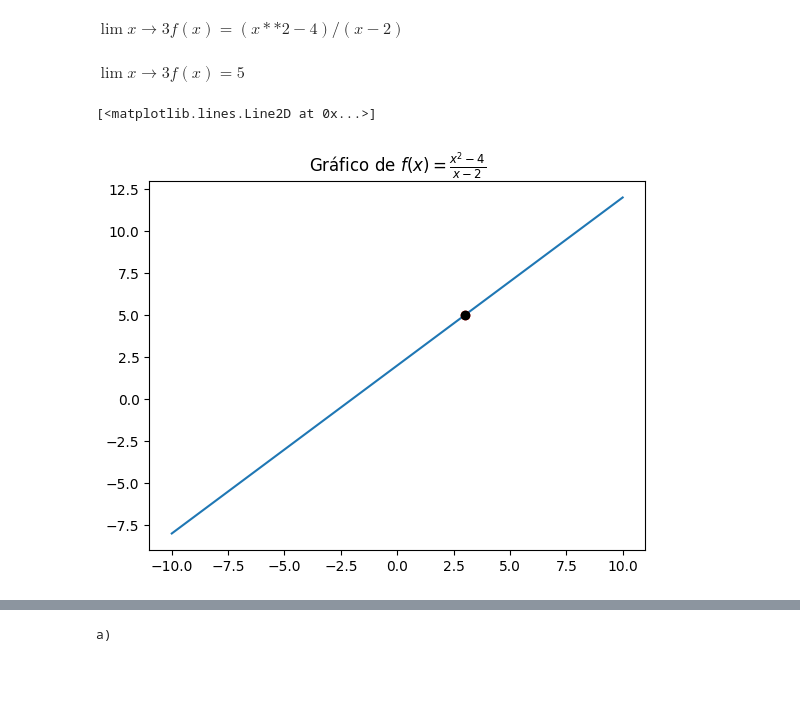
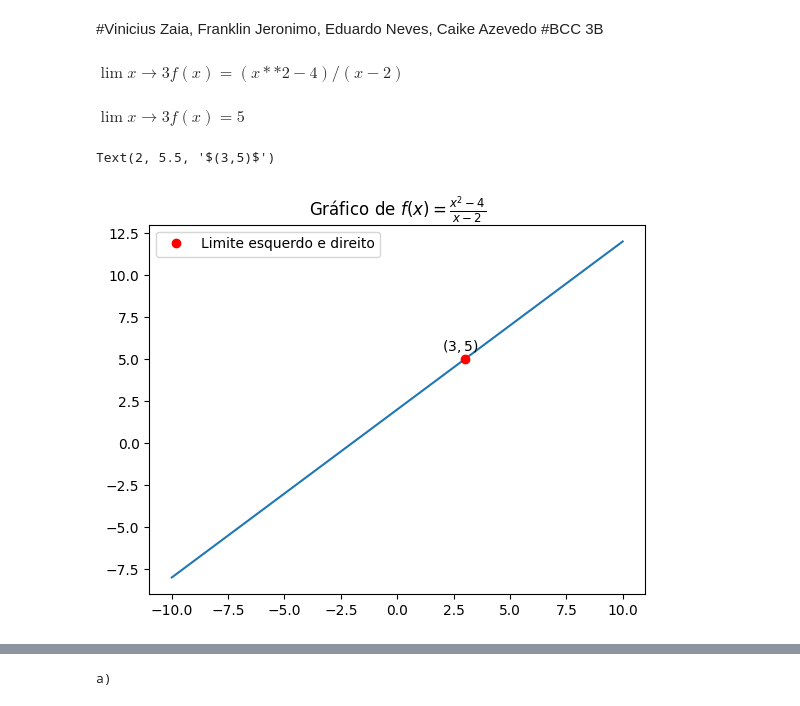
Before and after one commit to zaia-majestoso/Target, a Jupyter notebook: TPG1.ipynb, the cells around one changed output, grey strips where cells are left out. Drawn from its saved outputs; the diff is of its cells as text; code cells hidden in the pictures; blank space fills up the shorter version.

```diff
--- a/TPG1.ipynb
+++ b/TPG1.ipynb
@@ -1,5 +1,8 @@
 # %% [markdown]
 <a href="https://colab.research.google.com/github/zaia-majestoso/trab/blob/main/TPG1.ipynb" target="_parent"><img src="https://colab.research.google.com/assets/colab-badge.svg" alt="Open In Colab"/></a>
+# %% [markdown]
+#Vinicius Zaia, Franklin Jeronimo, Eduardo Neves, Caike Azevedo
+#BCC 3B
 # %%
 import numpy as np
 import sympy as sp
@@ -12,21 +13,26 @@ from fractions import Fraction
 # %%
 #Ex 1
-
+#set symbols and equations
 x1 =sp.Symbol("x")
 y2 = (x1**2 - 4)/(x1 - 2)
 x = np.linspace(-10,10,10)
 y = (x**2 - 4)/(x - 2)
+lim_3 = sp.limit(y2,x1,3)
+lim_0 = sp.limit(y2,x1,0)
+
+#passo a passo
 display(Math(r"\lim{x \to 3} f(x) = " + f"{y2}"))
 display(Math(r"\lim{x \to 3} f(x) = " + f"{y2.subs(x1,3)}"))
+
+#plot
 plt.plot(x,y)
-plt.plot(3,5,"o",color="red",label = "ponto")
+plt.plot(3,5,"o",color="red",label = "Limite esquerdo e direito")
 plt.title(r'$\mathrm{Gráfico\ de}\ f(x) = \frac{x^2 - 4}{x - 2}$')
-lim_3 = sp.limit(y2,x1,3)
-lim_0 = sp.limit(y2,x1,0)
-plt.plot(3,lim_3,"o", color = "black", label = "limite")
+plt.legend()
+plt.text(2,5.5,"$(3,5)$")
 # %% [output]
 $\displaystyle \lim{x \to 3} f(x) = (x**2 - 4)/(x - 2)$
 $\displaystyle \lim{x \to 3} f(x) = 5$
-[<matplotlib.lines.Line2D at 0x...>]
+Text(2, 5.5, '$(3,5)$')
-[figure, old version]
+[figure, new version]
 # %%
```
Also changed, not shown: parts of 7 cells of this notebook.
